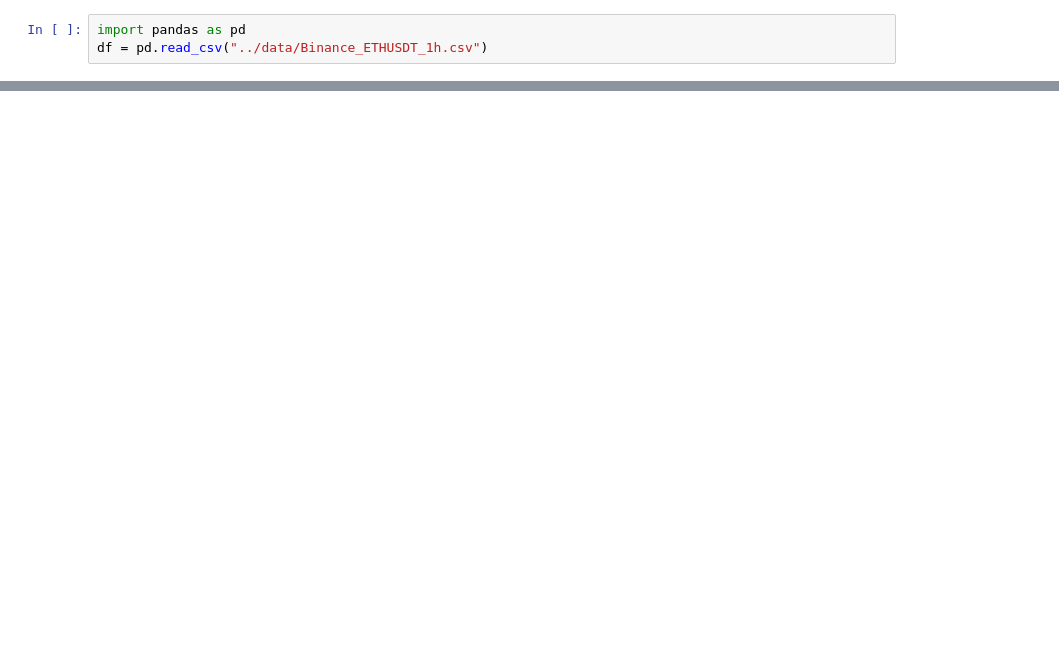
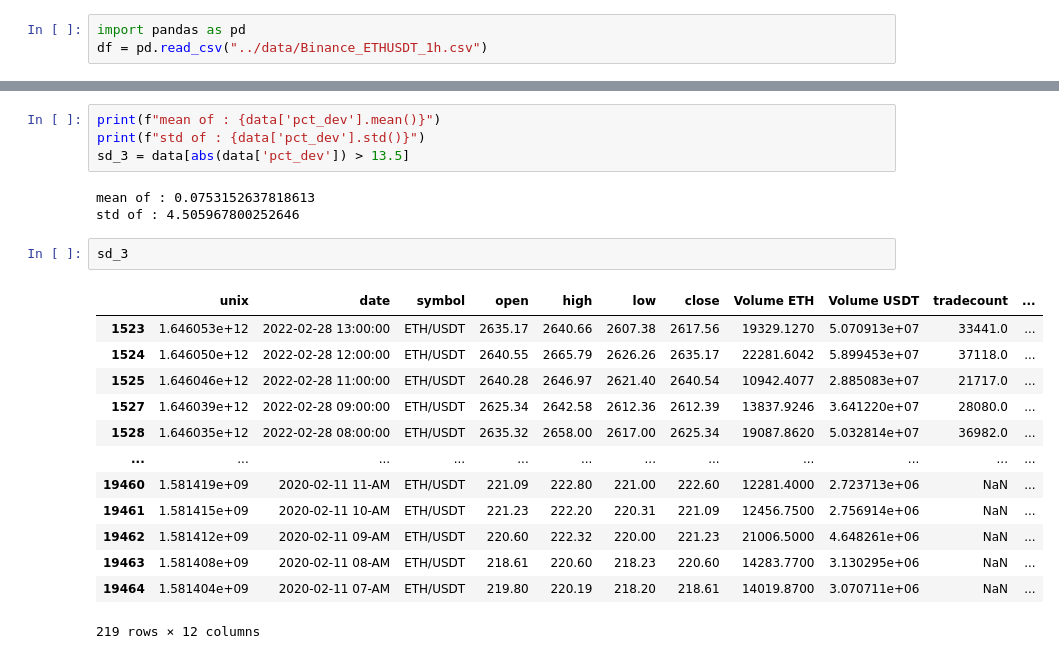
Before and after one commit to kGeee/zenith, a Jupyter notebook: testing.ipynb, the cells around one changed output, grey strips where cells are left out. Drawn from its saved outputs; the diff is of its cells as text; blank space fills up the shorter version.

```diff
--- a/testing.ipynb
+++ b/testing.ipynb
@@ -124,0 +89,23 @@ ma(name: str = None, source: pandas.core.series.Series = None, **kwargs) -> pand
+# %%
+print(f"mean of : {data['pct_dev'].mean()}")
+print(f"std of : {data['pct_dev'].std()}")
+sd_3 = data[abs(data['pct_dev']) > 13.5]
+# %% [output]
+mean of : 0.0753152637818613
+std of : 4.505967800252646
+# %%
+sd_3
+# %% [output]
+|  | unix | date | symbol | open | high | low | close | Volume ETH | Volume USDT | tradecount | ... |
+| 1523 | 1.646053e+12 | 2022-02-28 13:00:00 | ETH/USDT | 2635.17 | 2640.66 | 2607.38 | 2617.56 | 19329.1270 | 5.070913e+07 | 33441.0 | ... |
+| 1524 | 1.646050e+12 | 2022-02-28 12:00:00 | ETH/USDT | 2640.55 | 2665.79 | 2626.26 | 2635.17 | 22281.6042 | 5.899453e+07 | 37118.0 | ... |
+| 1525 | 1.646046e+12 | 2022-02-28 11:00:00 | ETH/USDT | 2640.28 | 2646.97 | 2621.40 | 2640.54 | 10942.4077 | 2.885083e+07 | 21717.0 | ... |
+| 1527 | 1.646039e+12 | 2022-02-28 09:00:00 | ETH/USDT | 2625.34 | 2642.58 | 2612.36 | 2612.39 | 13837.9246 | 3.641220e+07 | 28080.0 | ... |
+| 1528 | 1.646035e+12 | 2022-02-28 08:00:00 | ETH/USDT | 2635.32 | 2658.00 | 2617.00 | 2625.34 | 19087.8620 | 5.032814e+07 | 36982.0 | ... |
+| ... | ... | ... | ... | ... | ... | ... | ... | ... | ... | ... | ... |
+| 19460 | 1.581419e+09 | 2020-02-11 11-AM | ETH/USDT | 221.09 | 222.80 | 221.00 | 222.60 | 12281.4000 | 2.723713e+06 | NaN | ... |
+| 19461 | 1.581415e+09 | 2020-02-11 10-AM | ETH/USDT | 221.23 | 222.20 | 220.31 | 221.09 | 12456.7500 | 2.756914e+06 | NaN | ... |
+| 19462 | 1.581412e+09 | 2020-02-11 09-AM | ETH/USDT | 220.60 | 222.32 | 220.00 | 221.23 | 21006.5000 | 4.648261e+06 | NaN | ... |
+| 19463 | 1.581408e+09 | 2020-02-11 08-AM | ETH/USDT | 218.61 | 220.60 | 218.23 | 220.60 | 14283.7700 | 3.130295e+06 | NaN | ... |
+| 19464 | 1.581404e+09 | 2020-02-11 07-AM | ETH/USDT | 219.80 | 220.19 | 218.20 | 218.61 | 14019.8700 | 3.070711e+06 | NaN | ... |
+219 rows × 12 columns
```
Also changed, not shown: parts of 10 cells of this notebook, 4 other files.
